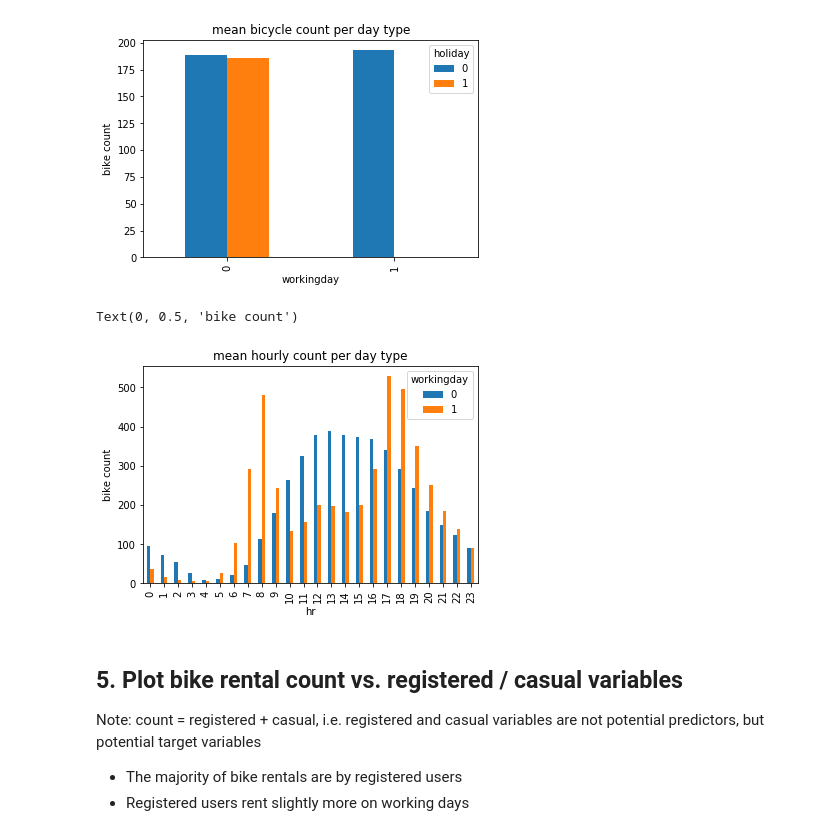
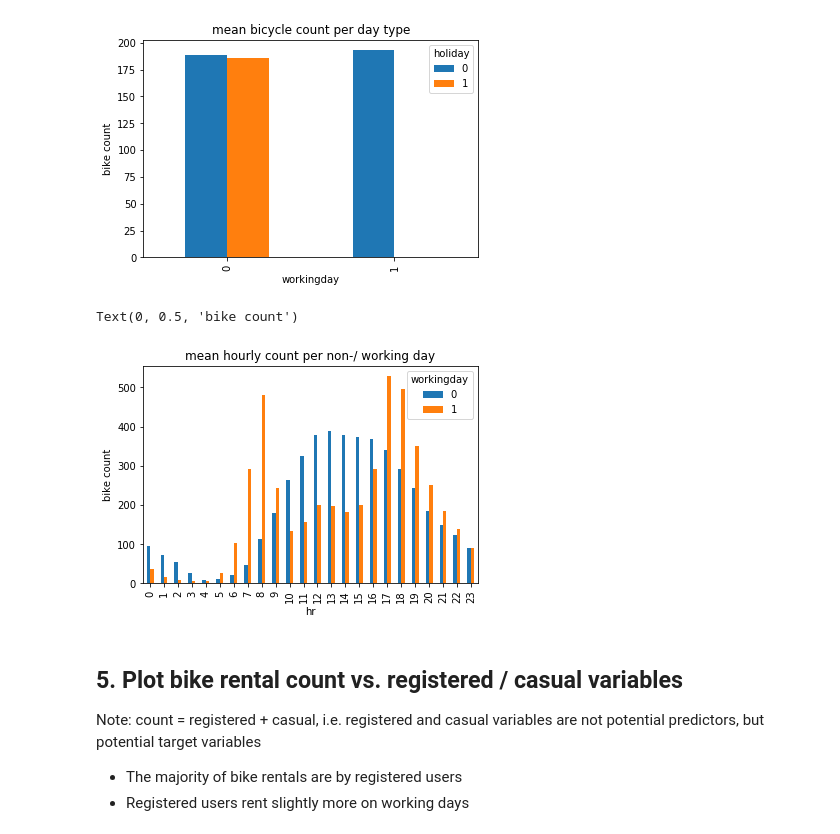
Before and after one commit to rjt-weber/Predicting-bike-demand-using-linear-regression, a Jupyter notebook: data_exploration.ipynb, the cells around one changed output. Saved outputs shown, nothing was run; the diff lists cells and outputs as text; code cells hidden in the pictures.

Commit message:
Added plots for README file

```diff
--- a/data_exploration.ipynb
+++ b/data_exploration.ipynb
@@ -493,11 +494,11 @@ Text(0, 0.5, 'bike count')
 [figure]
 # %%
 data.groupby(['hr','workingday'])['count'].mean().unstack().plot.bar()
-plt.title("mean hourly count per day type")
+plt.title("mean hourly count per non-/ working day")
 plt.ylabel("bike count")
 # %% [output]
 Text(0, 0.5, 'bike count')
-[figure, old version]
+[figure, new version]
 # %% [markdown]
 ## 5. Plot bike rental count vs. registered / casual variables
 Note: count = registered + casual, i.e. registered and casual variables are not potential predictors, but potential target variables
```
Also changed, not shown: parts of 1 cell of this notebook, 4 other files.
